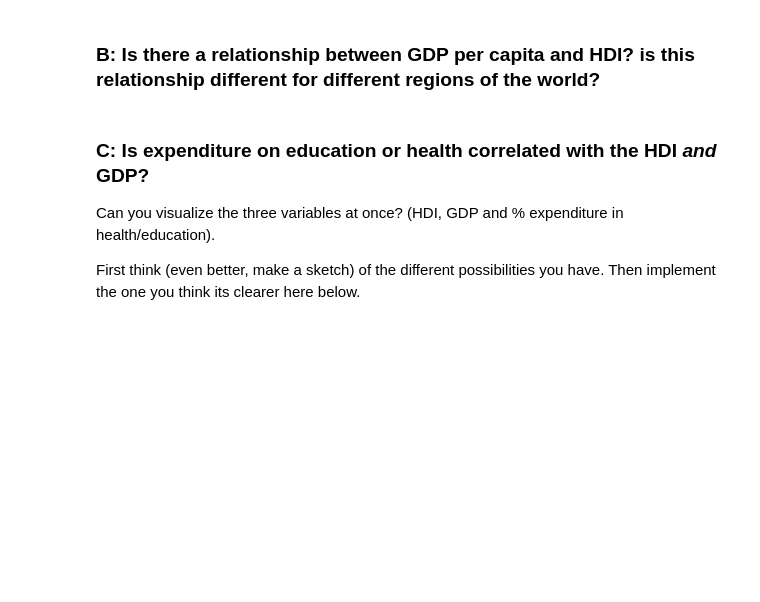
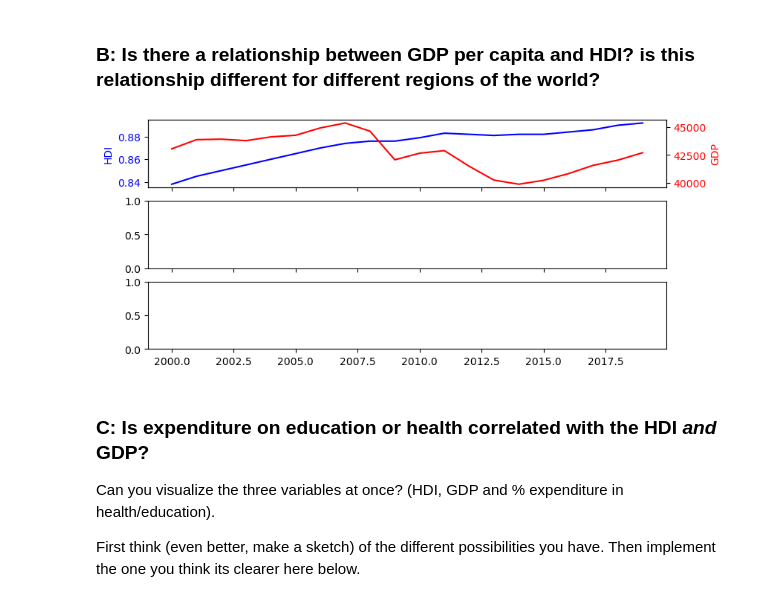
Before and after one commit to aspp-latam/2023-mexico-data-visualization, a Jupyter notebook: exercise-2.ipynb, the cells around one changed output. Cells and saved outputs as stored; diff of their text form; code cells hidden in the pictures; blank space fills up the shorter version.

```diff
--- a/exercise-2.ipynb
+++ b/exercise-2.ipynb
@@ -82,6 +92,28 @@ df[df['Country']=='Italy']
 ### A: How is the HDI distributed? normally distributed, or skewed?
 # %% [markdown]
 ### B: Is there a relationship between GDP per capita and HDI? is this relationship different for different regions of the world?
+# %%
+regions = df.Region.unique()
+italy = df[df['Country']=="Italy"]
+indonesia = df[df['Country']=="Indonesia"]
+SAfrica = df[df['Country']=="South Africa"]
+
+fig, axs = plt.subplots(3,1, figsize=(9,4),sharex=True)
+axs[0].plot(italy.Year, italy.HDI, c="b")
+axs[0].set_ylabel('HDI',color="blue")
+axs[0].tick_params(axis='x',)
+axs[0].tick_params(axis='y', labelcolor="blue")
+axs[1] = axs[0].twinx()  # instantiate a second axes that shares the same x-axis
+
+color = 'red'
+axs[1].set_ylabel('GDP', color=color)  # we already handled the x-label with ax1
+axs[1].plot(italy.Year, italy['GDP per capita'], color=color)
+axs[1].tick_params(axis='y', labelcolor=color)
+plt.annotate()
+plt.show()
+# print(year2019.HDI)
+# %% [output]
+[figure, added]
 # %% [markdown]
 ### C: Is expenditure on education or health correlated with the HDI *and* GDP?
 
```
Also changed, not shown: parts of 2 cells of this notebook.
